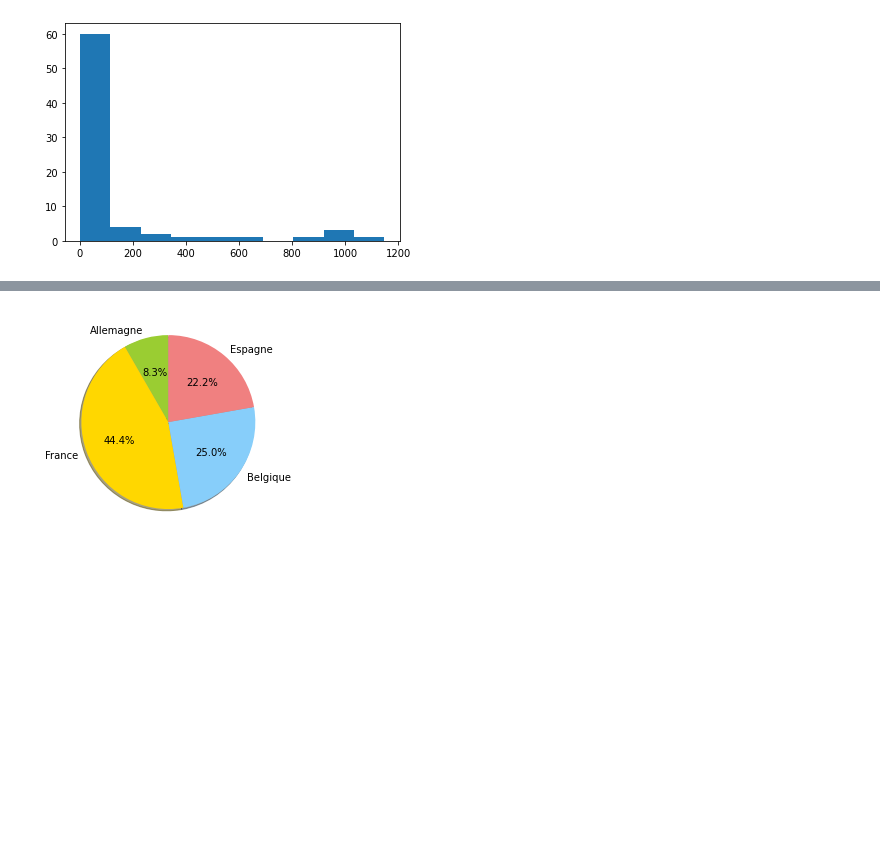
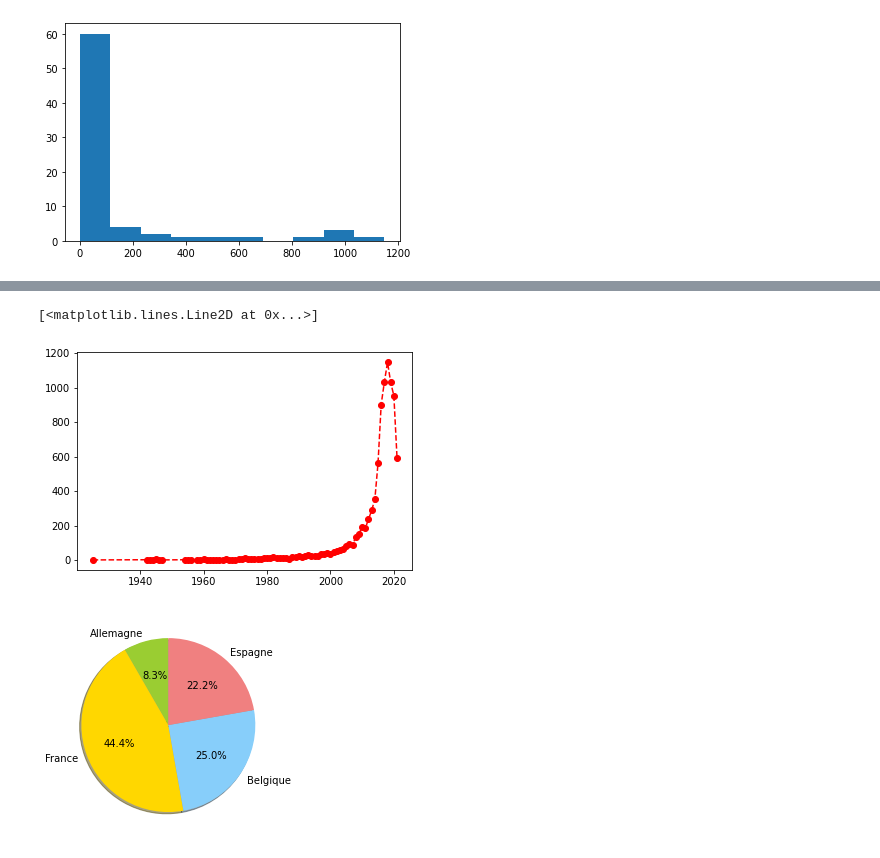
Before and after one commit to Jonathan2433/DATASET_TWITCH, a Jupyter notebook: Stream_Formation_Python_3.ipynb, the cells around one changed output, grey strips where cells are left out. Drawn from its saved outputs; the diff is of its cells as text; code cells hidden in the pictures; blank space fills up the shorter version.

```diff
--- a/Stream_Formation_Python_3.ipynb
+++ b/Stream_Formation_Python_3.ipynb
@@ -335,3 +346,9 @@ plt.hist([data])
+# %%
+plt.plot(data.index, data,
+marker='o', linestyle='--', color='red')
+# %% [output]
+[<matplotlib.lines.Line2D at 0x...>]
+[figure, added]
 # %%
 # data = df.groupby('type')['title'].sum()
 # data = data.reset_index()
```
Also changed, not shown: parts of 4 cells of this notebook.
